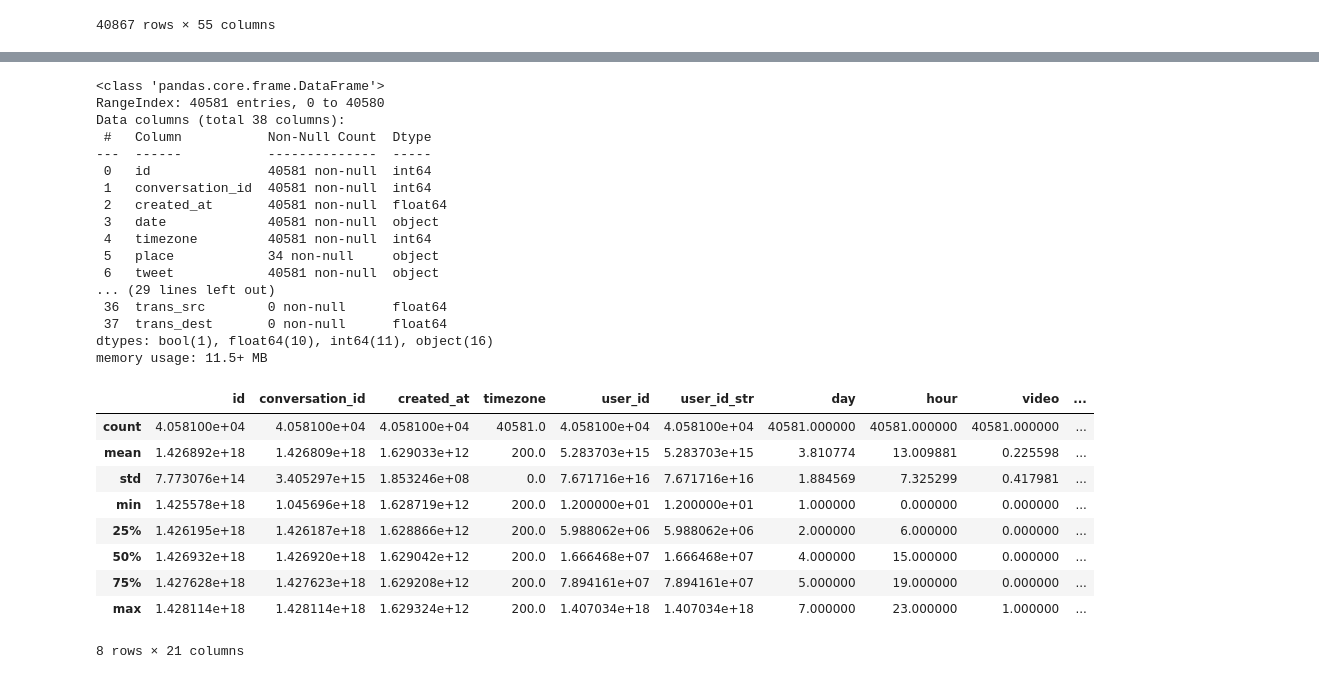
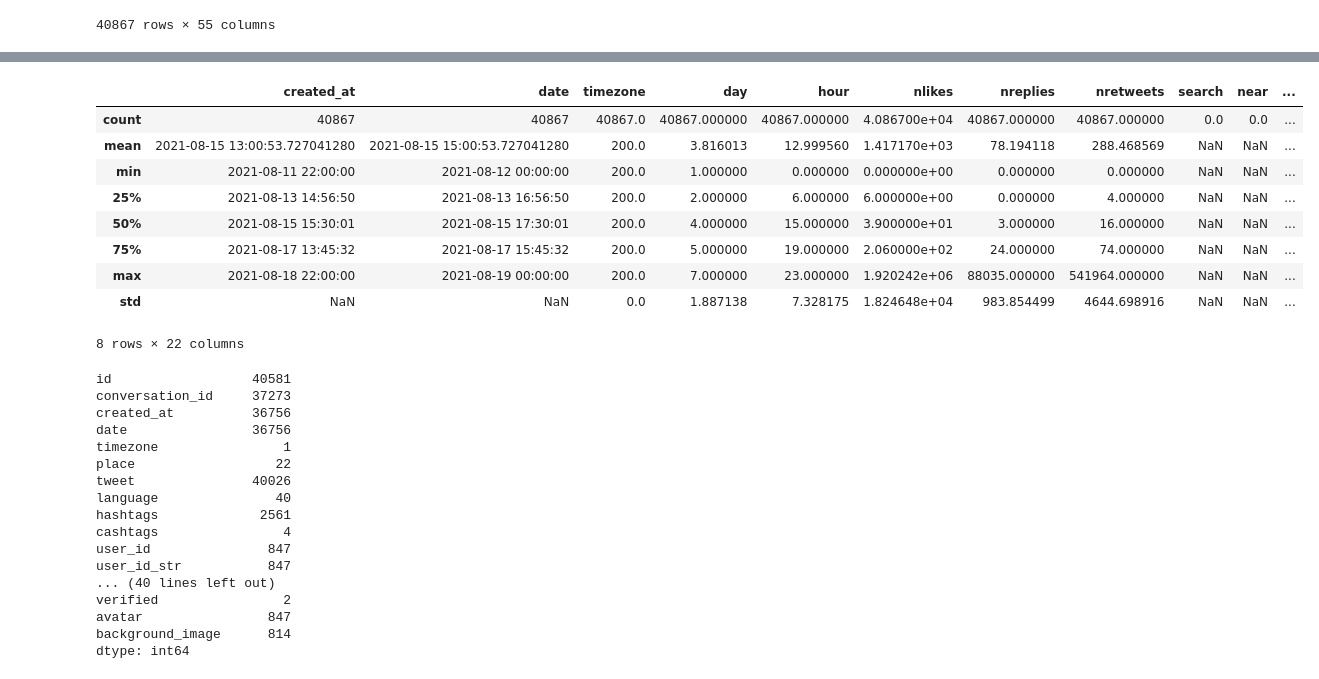
Before and after one commit to TehWeifu/IABD, a Jupyter notebook: SistemasDeAprendizajeAutomatico/Andreas/2-Twitter/JBSL-TwitterModel.ipynb, the cells around one changed output, grey strips where cells are left out. Drawn from its saved outputs; the diff is of its cells as text; code cells hidden in the pictures.

```diff
--- a/SistemasDeAprendizajeAutomatico/Andreas/2-Twitter/JBSL-TwitterModel.ipynb
+++ b/SistemasDeAprendizajeAutomatico/Andreas/2-Twitter/JBSL-TwitterModel.ipynb
@@ -15,5 +16,5 @@ from sklearn.preprocessing import OrdinalEncoder
 # %%
-csv = pd.read_csv('./data/tweets.csv')
-tweets = csv
+# Load both datasets
+tweets = pd.read_csv('./data/tweets.csv', low_memory=False)
 users = pd.read_csv('./data/users.csv')
 # %%
@@ -44,0 +44,17 @@ tweets_users[tweets_users['id'] == 1425590913959612419]
+# %%
+# Convert columns to the correct data types
+tweets_users['id'] = tweets_users['id'].astype('str')
+tweets_users['conversation_id'] = tweets_users['conversation_id'].astype('str')
+tweets_users['created_at'] = pd.to_datetime(tweets_users['created_at'], unit='ms')
+tweets_users['date'] = pd.to_datetime(tweets_users['date'])
+tweets_users['user_id'] = tweets_users['user_id'].astype('str')
+tweets_users['user_id_str'] = tweets_users['user_id_str'].astype('str')
+tweets_users['video'] = tweets_users['video'].astype('bool')
+tweets_users['user_rt_id'] = tweets_users['user_rt_id'].astype('str')
+tweets_users['retweet_id'] = tweets_users['retweet_id'].astype('str')
+tweets_users['retweet_date'] = pd.to_datetime(tweets_users['retweet_date'].str.rstrip(' CEST'))
+tweets_users['join_datetime'] = pd.to_datetime(tweets_users['join_datetime'])
+tweets_users['join_date'] = pd.to_datetime(tweets_users['join_date'])
+tweets_users['join_time'] = pd.to_datetime(tweets_users['join_time'], format='%H:%M:%S %Z').dt.time
+tweets_users['private'] = tweets_users['private'].astype('bool')
+tweets_users['verified'] = tweets_users['verified'].astype('bool')
@@ -61,33 +85,33 @@ tweets
 # %%
-tweets.info()
+tweets_users.describe()
 # %% [output]
+|  | created_at | date | timezone | day | hour | nlikes | nreplies | nretweets | search | near | ... |
+| count | 40867 | 40867 | 40867.0 | 40867.000000 | 40867.000000 | 4.086700e+04 | 40867.000000 | 40867.000000 | 0.0 | 0.0 | ... |
+| mean | 2021-08-15 13:00:53.727041280 | 2021-08-15 15:00:53.727041280 | 200.0 | 3.816013 | 12.999560 | 1.417170e+03 | 78.194118 | 288.468569 | NaN | NaN | ... |
+| min | 2021-08-11 22:00:00 | 2021-08-12 00:00:00 | 200.0 | 1.000000 | 0.000000 | 0.000000e+00 | 0.000000 | 0.000000 | NaN | NaN | ... |
+| 25% | 2021-08-13 14:56:50 | 2021-08-13 16:56:50 | 200.0 | 2.000000 | 6.000000 | 6.000000e+00 | 0.000000 | 4.000000 | NaN | NaN | ... |
+| 50% | 2021-08-15 15:30:01 | 2021-08-15 17:30:01 | 200.0 | 4.000000 | 15.000000 | 3.900000e+01 | 3.000000 | 16.000000 | NaN | NaN | ... |
+| 75% | 2021-08-17 13:45:32 | 2021-08-17 15:45:32 | 200.0 | 5.000000 | 19.000000 | 2.060000e+02 | 24.000000 | 74.000000 | NaN | NaN | ... |
+| max | 2021-08-18 22:00:00 | 2021-08-19 00:00:00 | 200.0 | 7.000000 | 23.000000 | 1.920242e+06 | 88035.000000 | 541964.000000 | NaN | NaN | ... |
+| std | NaN | NaN | 0.0 | 1.887138 | 7.328175 | 1.824648e+04 | 983.854499 | 4644.698916 | NaN | NaN | ... |
-<class 'pandas.core.frame.DataFrame'>
-RangeIndex: 40581 entries, 0 to 40580
-Data columns (total 38 columns):
- #   Column           Non-Null Count  Dtype
----  ------           --------------  -----
- 0   id               40581 non-null  int64
- 1   conversation_id  40581 non-null  int64
- 2   created_at       40581 non-null  float64
- 3   date             40581 non-null  object
- 4   timezone         40581 non-null  int64
- 5   place            34 non-null     object
- 6   tweet            40581 non-null  object
-... (29 lines left out)
- 36  trans_src        0 non-null      float64
- 37  trans_dest       0 non-null      float64
-dtypes: bool(1), float64(10), int64(11), object(16)
-memory usage: 11.5+ MB
+8 rows × 22 columns
 # %%
-tweets.describe()
+tweets_users.nunique()
 # %% [output]
-|  | id | conversation_id | created_at | timezone | user_id | user_id_str | day | hour | video | ... |
-| count | 4.058100e+04 | 4.058100e+04 | 4.058100e+04 | 40581.0 | 4.058100e+04 | 4.058100e+04 | 40581.000000 | 40581.000000 | 40581.000000 | ... |
-| mean | 1.426892e+18 | 1.426809e+18 | 1.629033e+12 | 200.0 | 5.283703e+15 | 5.283703e+15 | 3.810774 | 13.009881 | 0.225598 | ... |
-| std | 7.773076e+14 | 3.405297e+15 | 1.853246e+08 | 0.0 | 7.671716e+16 | 7.671716e+16 | 1.884569 | 7.325299 | 0.417981 | ... |
-| min | 1.425578e+18 | 1.045696e+18 | 1.628719e+12 | 200.0 | 1.200000e+01 | 1.200000e+01 | 1.000000 | 0.000000 | 0.000000 | ... |
-| 25% | 1.426195e+18 | 1.426187e+18 | 1.628866e+12 | 200.0 | 5.988062e+06 | 5.988062e+06 | 2.000000 | 6.000000 | 0.000000 | ... |
-| 50% | 1.426932e+18 | 1.426920e+18 | 1.629042e+12 | 200.0 | 1.666468e+07 | 1.666468e+07 | 4.000000 | 15.000000 | 0.000000 | ... |
-| 75% | 1.427628e+18 | 1.427623e+18 | 1.629208e+12 | 200.0 | 7.894161e+07 | 7.894161e+07 | 5.000000 | 19.000000 | 0.000000 | ... |
-| max | 1.428114e+18 | 1.428114e+18 | 1.629324e+12 | 200.0 | 1.407034e+18 | 1.407034e+18 | 7.000000 | 23.000000 | 1.000000 | ... |
-8 rows × 21 columns
+id                  40581
+conversation_id     37273
+created_at          36756
+date                36756
+timezone                1
+place                  22
+tweet               40026
+language               40
+hashtags             2561
+cashtags                4
+user_id               847
+user_id_str           847
+... (40 lines left out)
+verified                2
+avatar                847
+background_image      814
+dtype: int64
```
Also changed, not shown: parts of 18 cells of this notebook, 44 other files.
